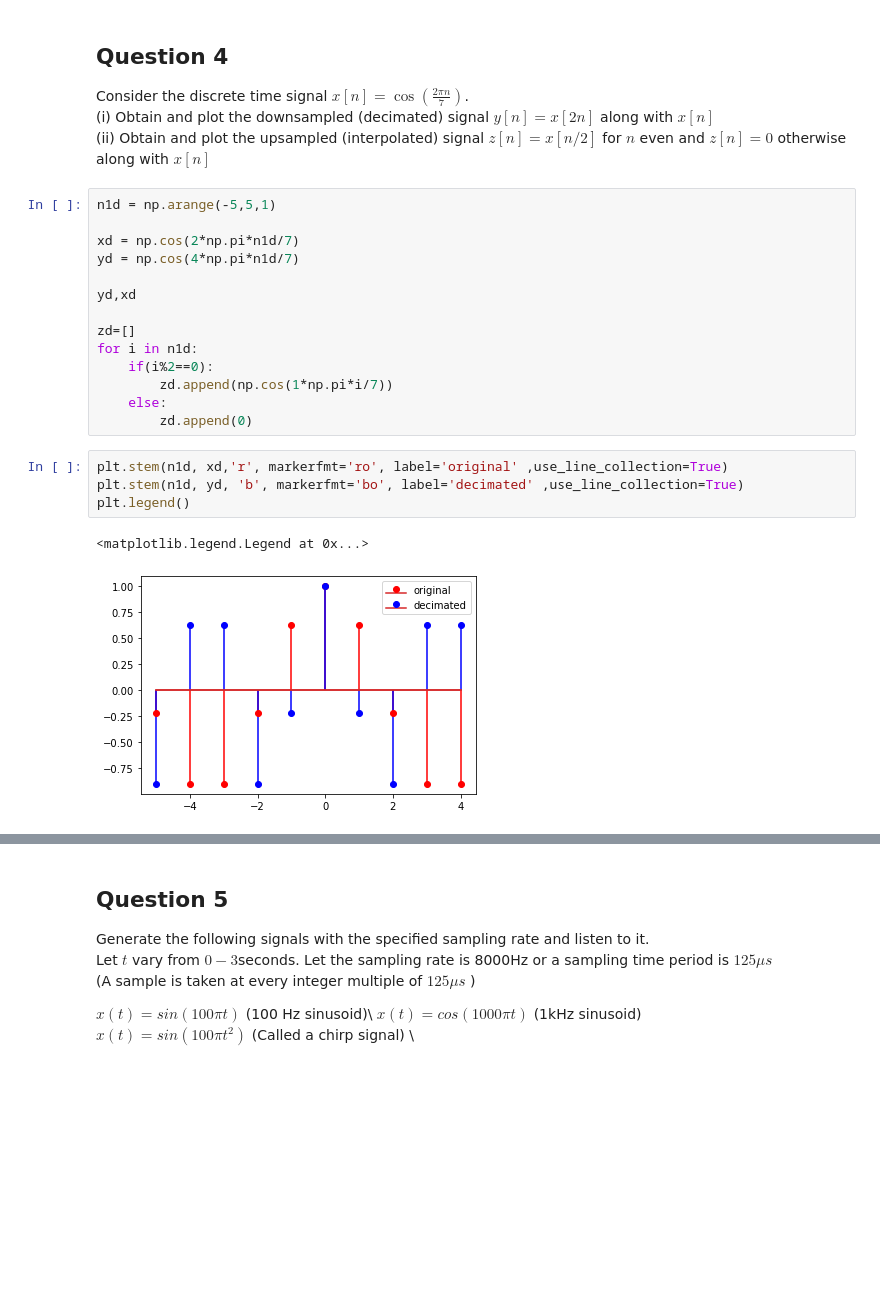
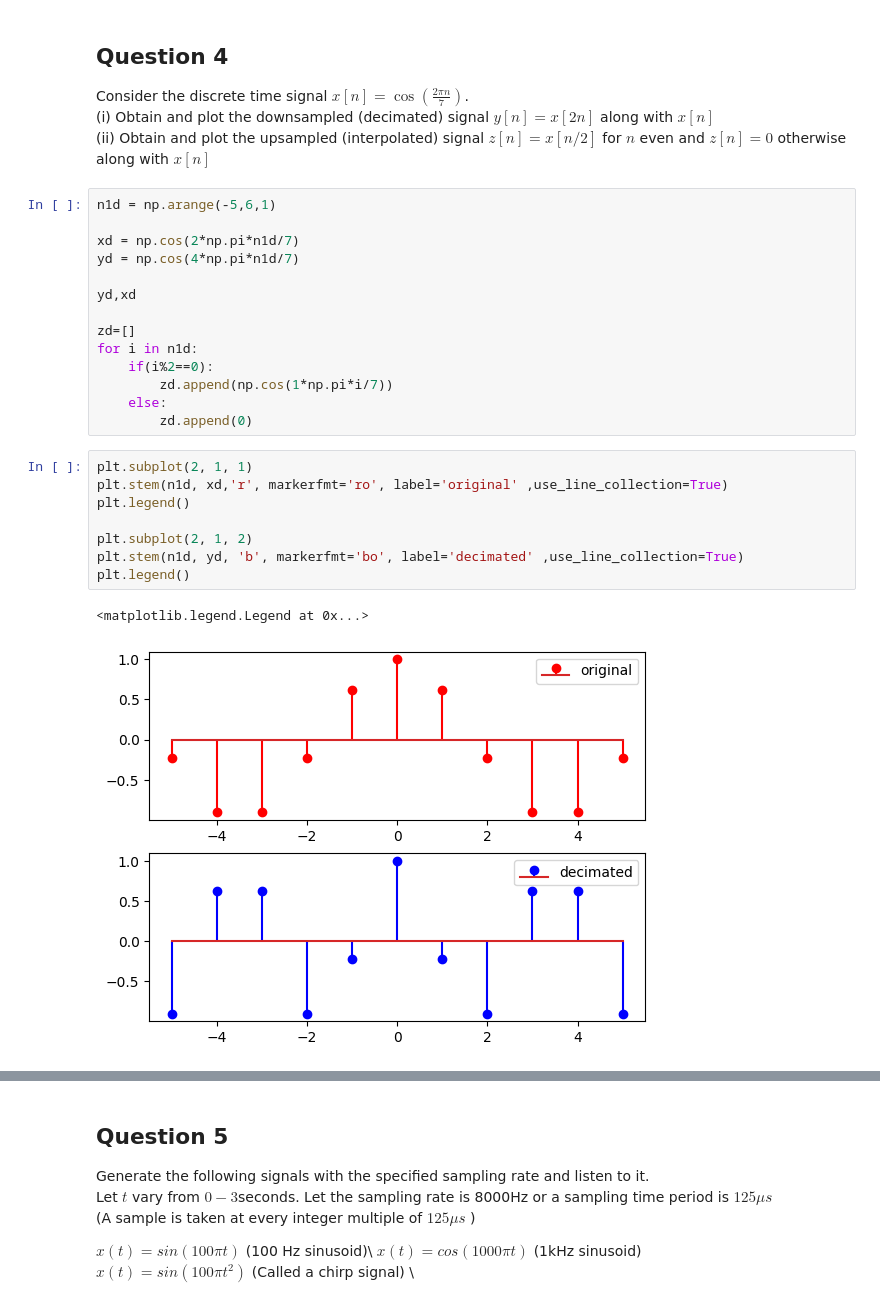
Before and after one commit to puranikvinit/lab_9, a Jupyter notebook: EC226_EC221_Lab1A.ipynb, the cells around one changed output, grey strips where cells are left out. Saved outputs shown, nothing was run; the diff lists cells and outputs as text; blank space fills up the shorter version.

```diff
--- a/EC226_EC221_Lab1A.ipynb
+++ b/EC226_EC221_Lab1A.ipynb
@@ -154,7 +149,7 @@ Consider the discrete time signal $x[n]=\cos(\frac{2\pi n}{7})$. \
 (i) Obtain and plot the downsampled (decimated) signal $y[n]=x[2n]$ along with $x[n]$\
 (ii) Obtain and plot the upsampled (interpolated) signal $z[n]=x[n/2]$ for $n$ even and $z[n]=0$ otherwise along with $x[n]$
 # %%
-n1d = np.arange(-5,5,1)
+n1d = np.arange(-5,6,1)
 
 xd = np.cos(2*np.pi*n1d/7)
 yd = np.cos(4*np.pi*n1d/7)
@@ -168,10 +163,14 @@ for i in n1d:
     else:
         zd.append(0)
 # %%
+plt.subplot(2, 1, 1)
 plt.stem(n1d, xd,'r', markerfmt='ro', label='original' ,use_line_collection=True)
+plt.legend()
+
+plt.subplot(2, 1, 2)
 plt.stem(n1d, yd, 'b', markerfmt='bo', label='decimated' ,use_line_collection=True)
 plt.legend()
 # %% [output]
 <matplotlib.legend.Legend at 0x...>
-[figure, old version]
+[figure, new version]
 # %%
```
Also changed, not shown: parts of 20 cells of this notebook.
